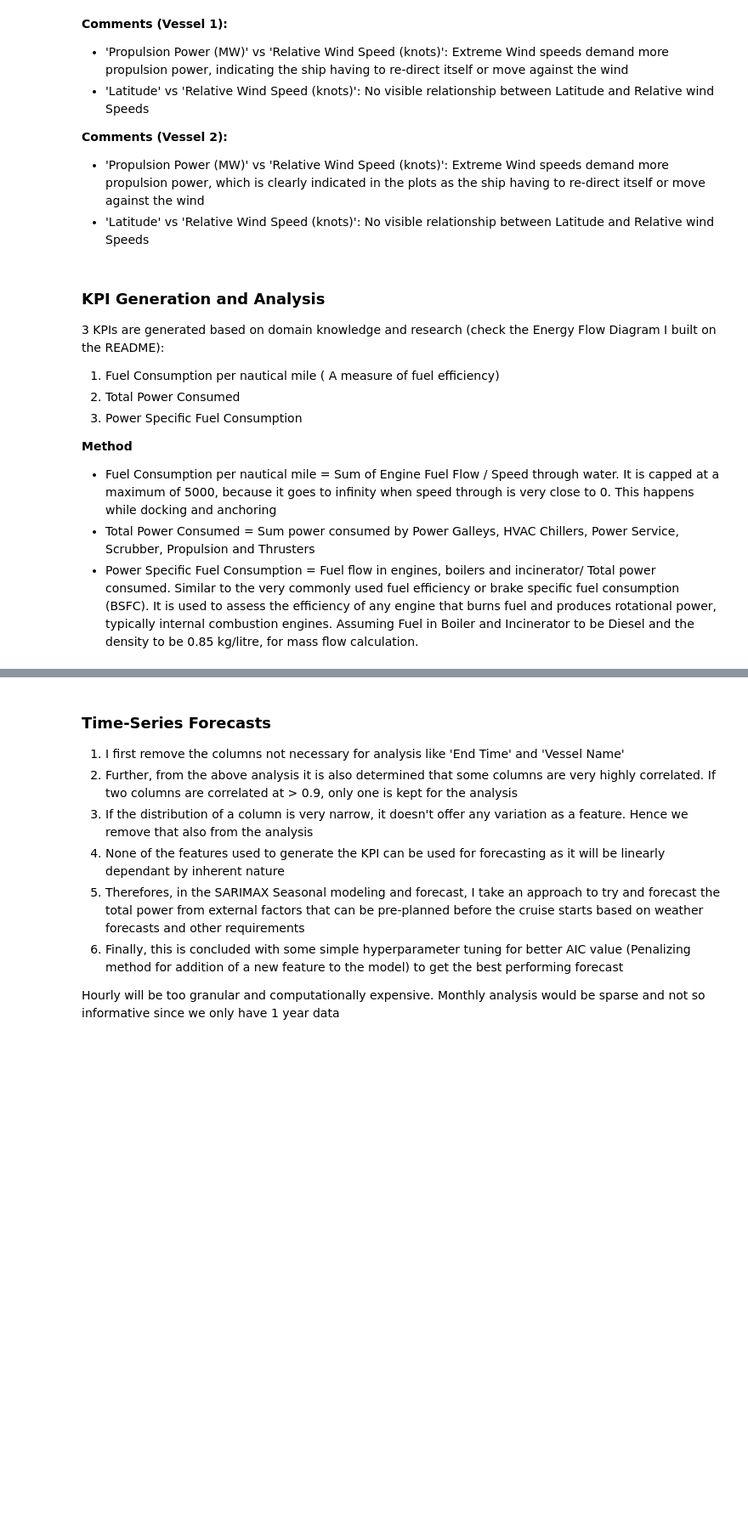
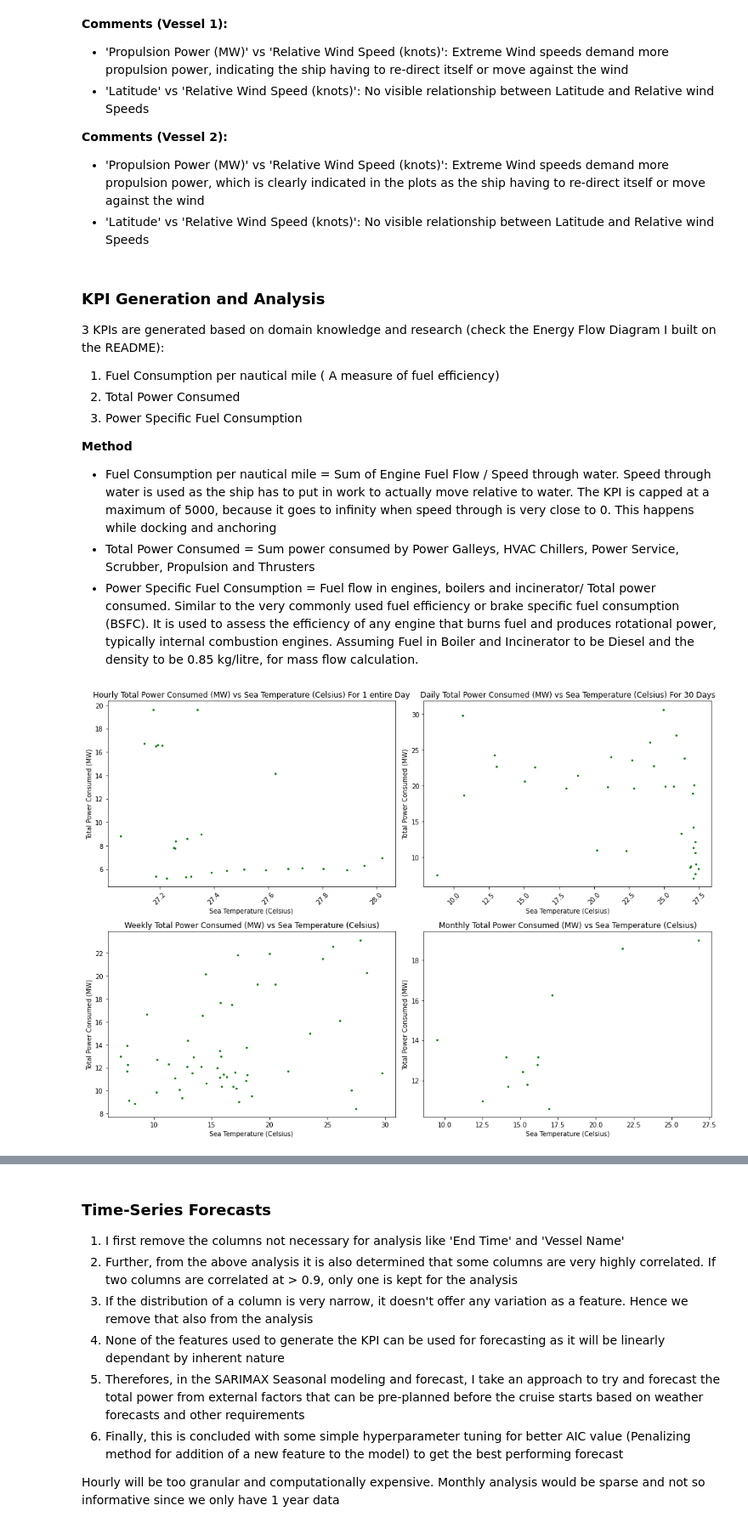
Before and after one commit to AKktk/Cruise_Performance_Analysis, a Jupyter notebook: eda.ipynb, the cells around one changed output, grey strips where cells are left out. Shown at 85% size. Cells and saved outputs as stored; diff of their text form; code cells hidden in the pictures; blank space fills up the shorter version.

```diff
--- a/eda.ipynb
+++ b/eda.ipynb
@@ -213,7 +291,7 @@ pair_plot(hourly_df, daily_df, weekly_df, monthly_df, 'Propulsion Power (MW)', '
 3. Power Specific Fuel Consumption
 
 **Method**
-- Fuel Consumption per nautical mile = Sum of Engine Fuel Flow / Speed through water. It is capped at a maximum of 5000, because it goes to infinity when speed through is very close to 0. This happens while docking and anchoring
+- Fuel Consumption per nautical mile = Sum of Engine Fuel Flow / Speed through water. Speed through water is used as the ship has to put in work to actually move relative to water. The KPI is capped at a maximum of 5000, because it goes to infinity when speed through is very close to 0. This happens while docking and anchoring
 - Total Power Consumed = Sum power consumed by Power Galleys, HVAC Chillers, Power Service, Scrubber, Propulsion and Thrusters
 - Power Specific Fuel Consumption = Fuel flow in engines, boilers and incinerator/ Total power consumed. Similar to the very commonly used fuel efficiency or brake specific fuel consumption (BSFC). It is used to assess the efficiency of any engine that burns fuel and produces rotational power, typically internal combustion engines. Assuming Fuel in Boiler and Incinerator to be Diesel and the density to be 0.85 kg/litre, for mass flow calculation.
 # %%
@@ -227,5 +305,7 @@ d_kpi = compute_kpis(daily_df)
 w_kpi = compute_kpis(weekly_df)
 m_kpi = compute_kpis(monthly_df)
 # %%
-pair_plot(h_kpi, d_kpi, w_kpi, m_kpi, 'Total Power Consumed (MW)', 'Speed Over Ground (knots)')
+pair_plot(h_kpi, d_kpi, w_kpi, m_kpi, 'Total Power Consumed (MW)', 'Sea Temperature (Celsius)')
+# %% [output]
+[figure, added]
 # %%
```
Also changed, not shown: parts of 18 cells of this notebook, 1 other file.
